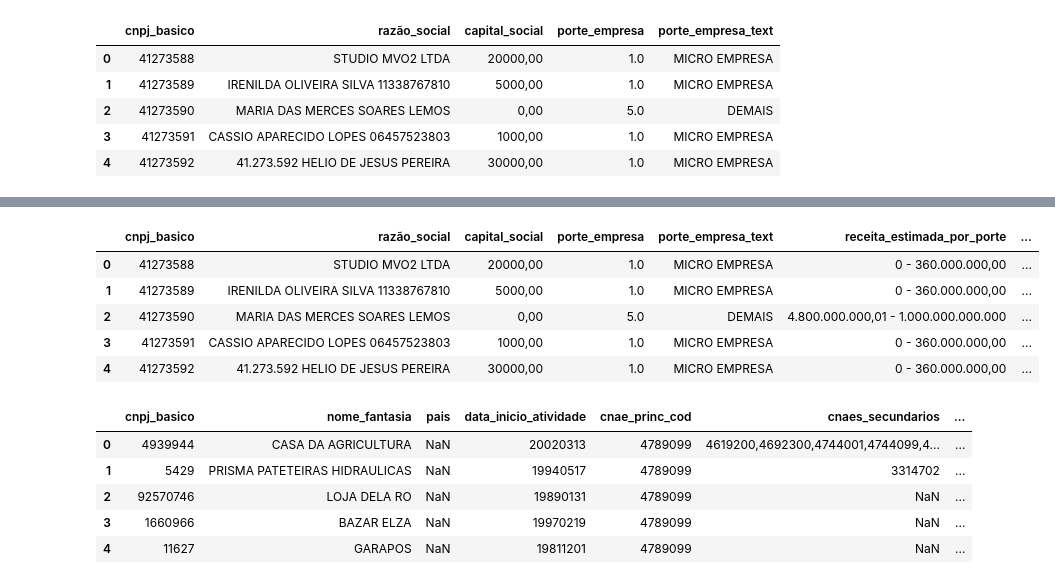
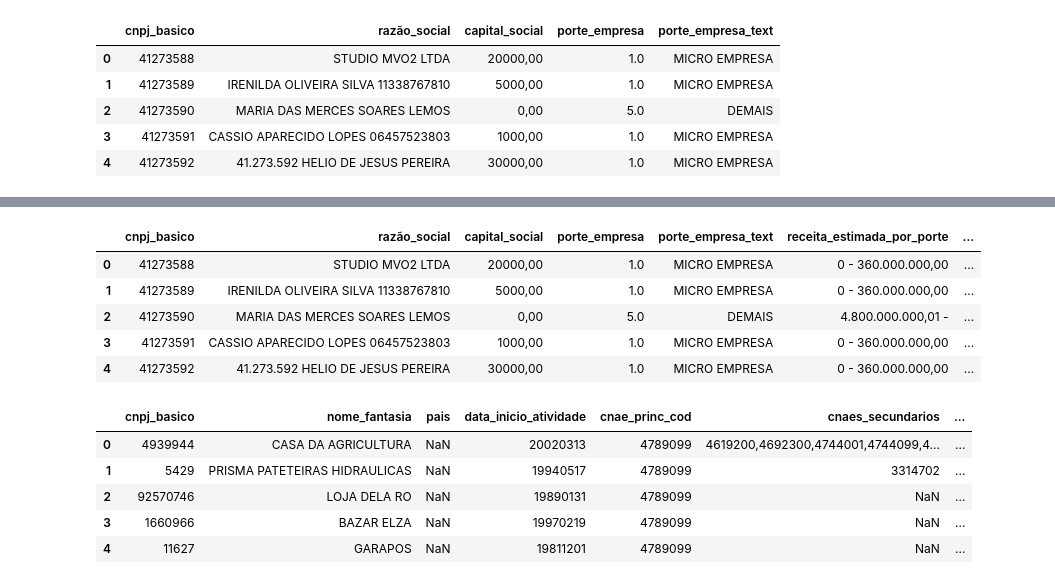
Before and after one commit to DanielDemico/base_receita_federal, a Jupyter notebook: dados.ipynb, the cells around one changed output, grey strips where cells are left out. Drawn from its saved outputs; the diff is of its cells as text; code cells hidden in the pictures.

```diff
--- a/dados.ipynb
+++ b/dados.ipynb
@@ -278,7 +241,7 @@ def receita_porte(code):
     elif code == 0o3:
         return '360.000.000,01 - 4.800.000,00'
     elif code == 0o5:
-        return '4.800.000.000,01 - 1.000.000.000.000'
+        return '4.800.000.000,01 - '
     else:
         return np.nan
 
@@ -295,23 +258,23 @@ empresa_df.head()
 # %%
 def func_por_porte(code):
     if code == 00:
         return np.nan
     elif code == 0o1:
-        return '0 - 9'
+        return '1 - 9'
     elif code == 0o3:
         return '10 - 49'
     elif code == 0o5:
-        return '50 - 1000'
+        return '50 - '
     else:
         return np.nan
 
 empresa_df['func_estimada_por_porte'] = empresa_df['porte_empresa'].apply(func_por_porte)
 empresa_df.head()
 # %% [output]
 |  | cnpj_basico | razão_social | capital_social | porte_empresa | porte_empresa_text | receita_estimada_por_porte | ... |
 | 0 | 41273588 | STUDIO MVO2 LTDA | 20000,00 | 1.0 | MICRO EMPRESA | 0 - 360.000.000,00 | ... |
 | 1 | 41273589 | IRENILDA OLIVEIRA SILVA 11338767810 | 5000,00 | 1.0 | MICRO EMPRESA | 0 - 360.000.000,00 | ... |
-| 2 | 41273590 | MARIA DAS MERCES SOARES LEMOS | 0,00 | 5.0 | DEMAIS | 4.800.000.000,01 - 1.000.000.000.000 | ... |
+| 2 | 41273590 | MARIA DAS MERCES SOARES LEMOS | 0,00 | 5.0 | DEMAIS | 4.800.000.000,01 - | ... |
 | 3 | 41273591 | CASSIO APARECIDO LOPES 06457523803 | 1000,00 | 1.0 | MICRO EMPRESA | 0 - 360.000.000,00 | ... |
 | 4 | 41273592 | 41.273.592 HELIO DE JESUS PEREIRA | 30000,00 | 1.0 | MICRO EMPRESA | 0 - 360.000.000,00 | ... |
 # %%
```
Also changed, not shown: parts of 22 cells of this notebook, 2 other files.
